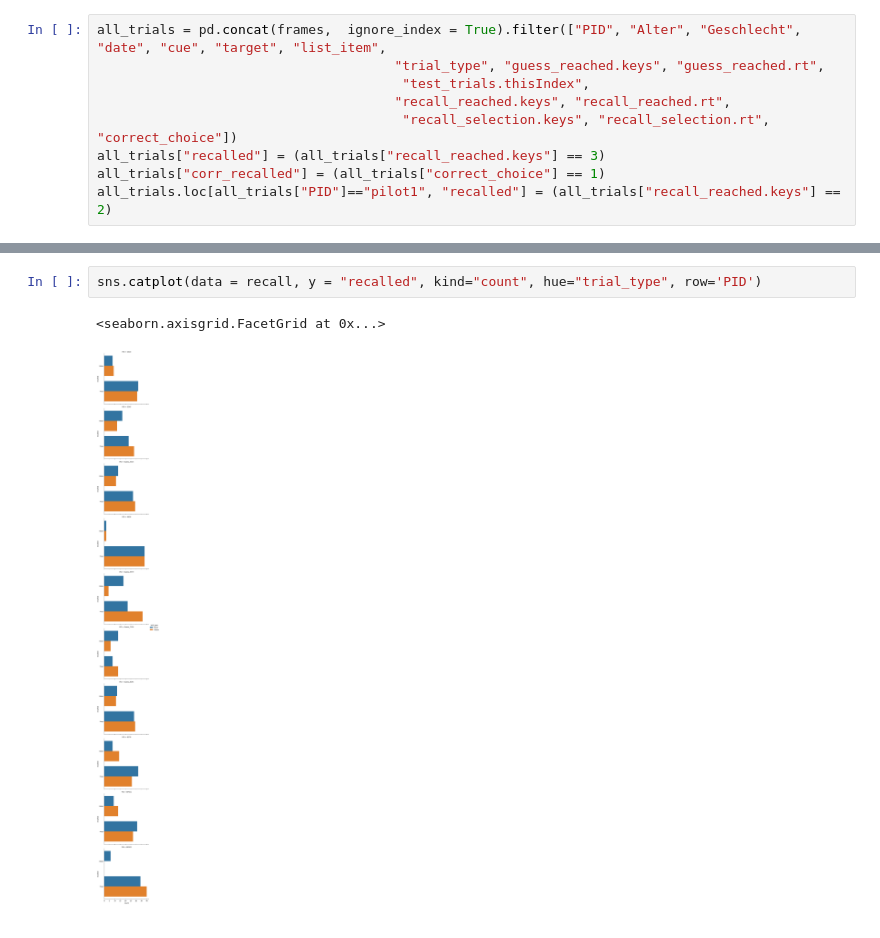
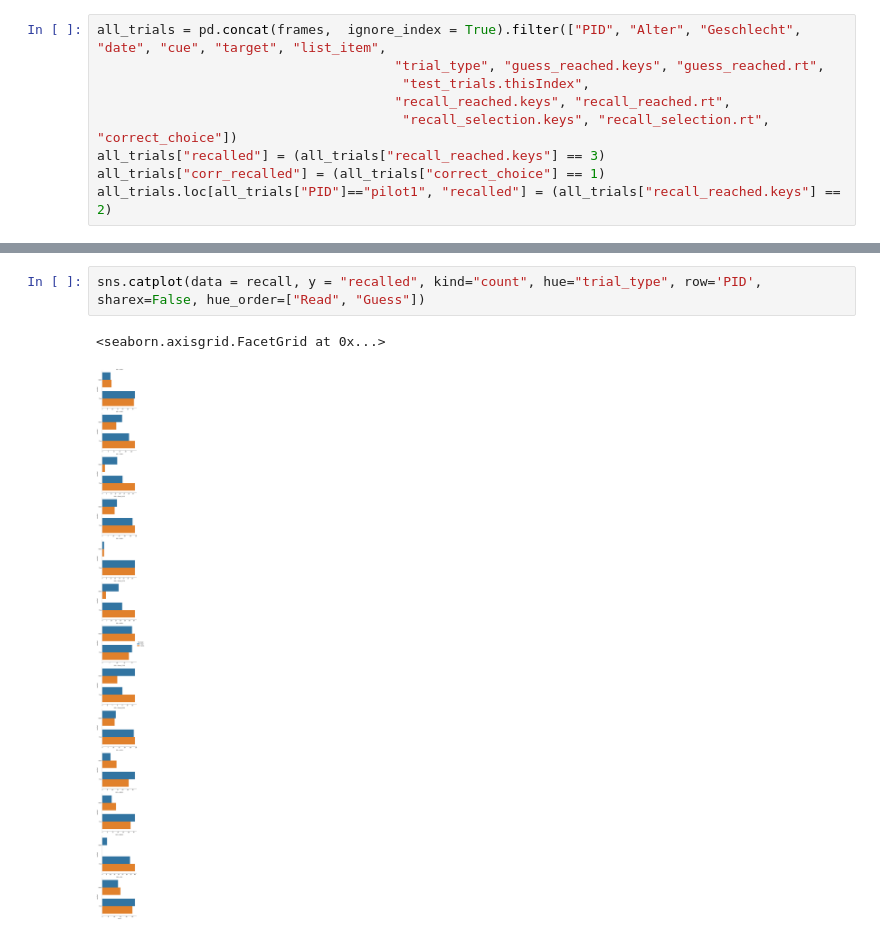
Before and after one commit to zs-nemecz/Guess_fMRI, a Jupyter notebook: behavioral_data_analysis.ipynb, the cells around one changed output, grey strips where cells are left out. Cells and saved outputs as stored; diff of their text form.

```diff
--- a/behavioral_data_analysis.ipynb
+++ b/behavioral_data_analysis.ipynb
@@ -142,6 +133,6 @@ sns.catplot(data = recall, hue = "recalled", kind="violin", x="trial_type", y =
 # %%
-sns.catplot(data = recall, y = "recalled", kind="count", hue="trial_type", row='PID')
+sns.catplot(data = recall, y = "recalled", kind="count", hue="trial_type", row='PID', sharex=False, hue_order=["Read", "Guess"])
 # %% [output]
 <seaborn.axisgrid.FacetGrid at 0x...>
-[figure, old version]
+[figure, new version]
 # %%
```
Also changed, not shown: parts of 24 cells of this notebook, 4 other files.
